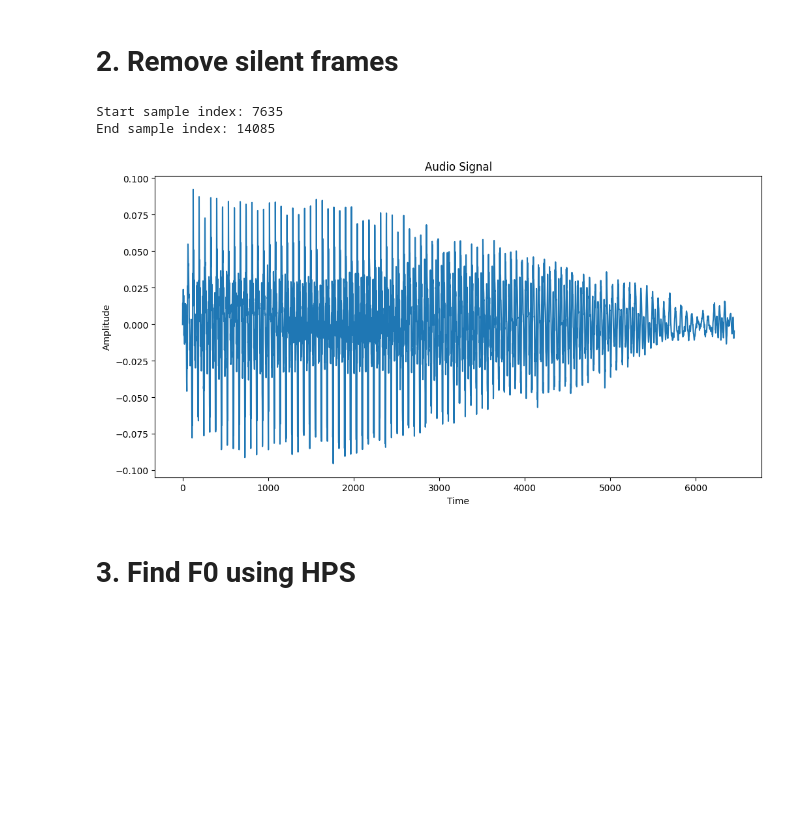
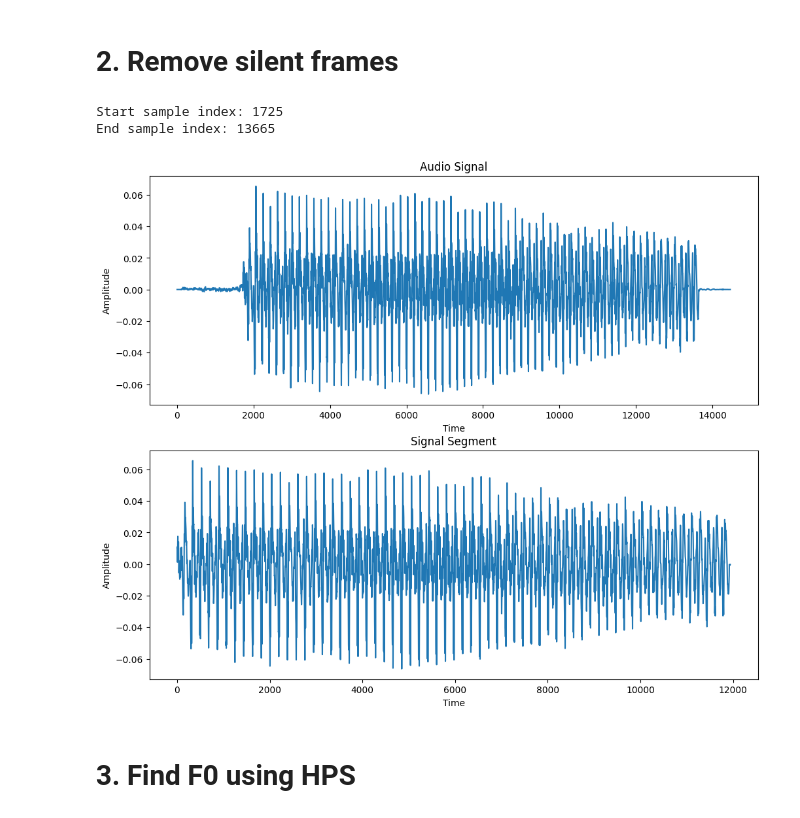
Before and after one commit to LaHuy136/FundamentalFrequencyEstimation, a Jupyter notebook: find_f0_methods/Find_F0_using_HPS.ipynb, the cells around one changed output. Saved outputs shown, nothing was run; the diff lists cells and outputs as text; code cells hidden in the pictures; blank space fills up the shorter version.

```diff
--- a/find_f0_methods/Find_F0_using_HPS.ipynb
+++ b/find_f0_methods/Find_F0_using_HPS.ipynb
@@ -7,12 +7,8 @@ from scipy.fft import fft, fftfreq
 # 1. Read audio
 # %%
 # Đọc tệp âm thanh .wav từ file đã tải lên
-file_path = '../data/i.wav'
-data, sampling_rate = librosa.load(file_path, sr=None)
+file_path = '../data/i_voice.wav'
+data, sampling_rate = librosa.load(file_path, sr=None, mono=True)
-# %%
-# Nếu là âm thanh stereo, chuyển sang mono (chỉ lấy một kênh)
-if len(data.shape) == 2:
-    data = data.mean(axis=1)
 # %% [markdown]
 # 2. Remove silent frames
 # %%
@@ -39,18 +35,26 @@ def remove_silent_frames(data: np.ndarray, threshold=0.005, frame_length=30, hop
 # %%
 signal_segment = remove_silent_frames(data)
 # %% [output]
-Start sample index: 7635
-End sample index: 14085
+Start sample index: 1725
+End sample index: 13665
 # %%
 # Plot tín hiệu âm thanh
-plt.figure(figsize=(12, 6))
+plt.figure(figsize=(12, 10))
+
+plt.subplot(2, 1, 1)
+plt.plot(data)
+plt.xlabel('Time')
+plt.ylabel('Amplitude')
+plt.title('Audio Signal')
+
+plt.subplot(2, 1, 2)
 plt.plot(signal_segment)
 plt.xlabel('Time')
 plt.ylabel('Amplitude')
-plt.title('Audio Signal')
+plt.title('Signal Segment')
 plt.show()
 # %% [output]
-[figure, old version]
+[figure, new version]
 # %% [markdown]
 # 3. Find F0 using HPS
 # %%
```
Also changed, not shown: parts of 5 cells of this notebook.
